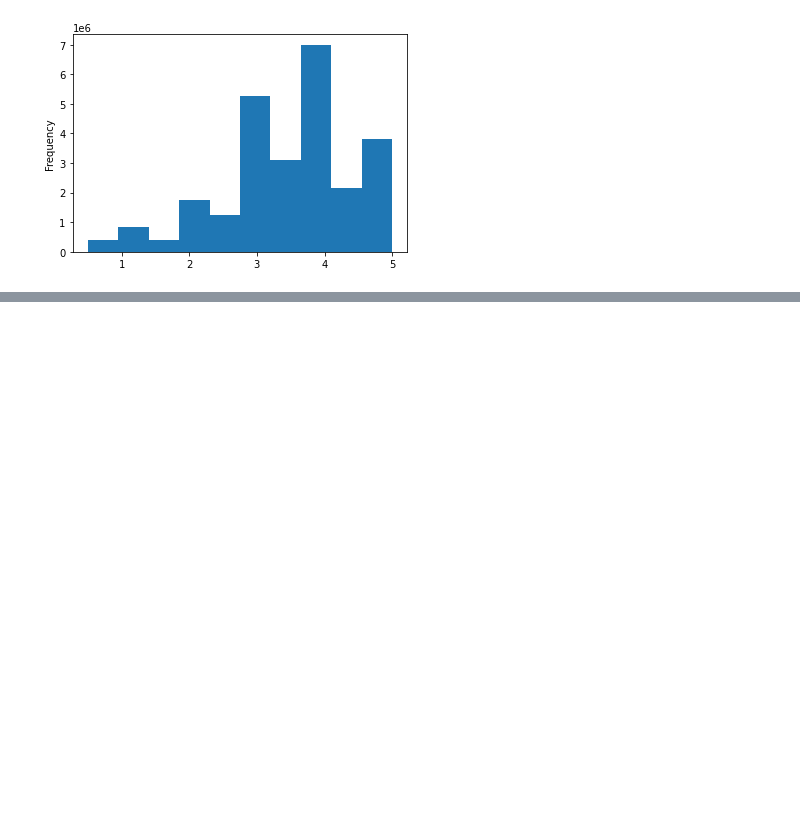
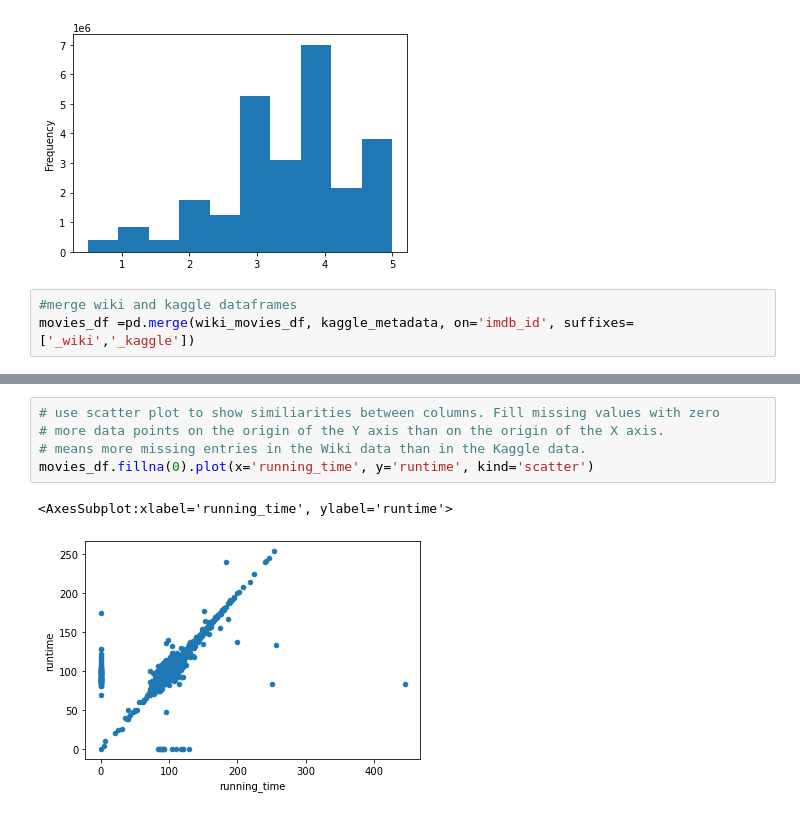
Before and after one commit to clarerobb/Movies-ETL, a Jupyter notebook: Movielens_Extract.ipynb, the cells around one changed output, grey strips where cells are left out. Cells and saved outputs as stored; diff of their text form; blank space fills up the shorter version.

Commit message:
Merge wiki and kaggle data in Movielens_Extract.ipynb

```diff
--- a/Movielens_Extract.ipynb
+++ b/Movielens_Extract.ipynb
@@ -709,3 +695,6 @@ min                     0.50
 max                     5.00
 Name: rating, dtype: float64
 [figure]
+# %%
+#merge wiki and kaggle dataframes
+movies_df =pd.merge(wiki_movies_df, kaggle_metadata, on='imdb_id', suffixes=['_wiki','_kaggle'])
@@ -711,0 +773,8 @@ Name: rating, dtype: float64
+# %%
+# use scatter plot to show similiarities between columns. Fill missing values with zero
+# more data points on the origin of the Y axis than on the origin of the X axis.
+# means more missing entries in the Wiki data than in the Kaggle data.
+movies_df.fillna(0).plot(x='running_time', y='runtime', kind='scatter')
+# %% [output]
+<AxesSubplot:xlabel='running_time', ylabel='runtime'>
+[figure, added]
```
Also changed, not shown: parts of 29 cells of this notebook.
